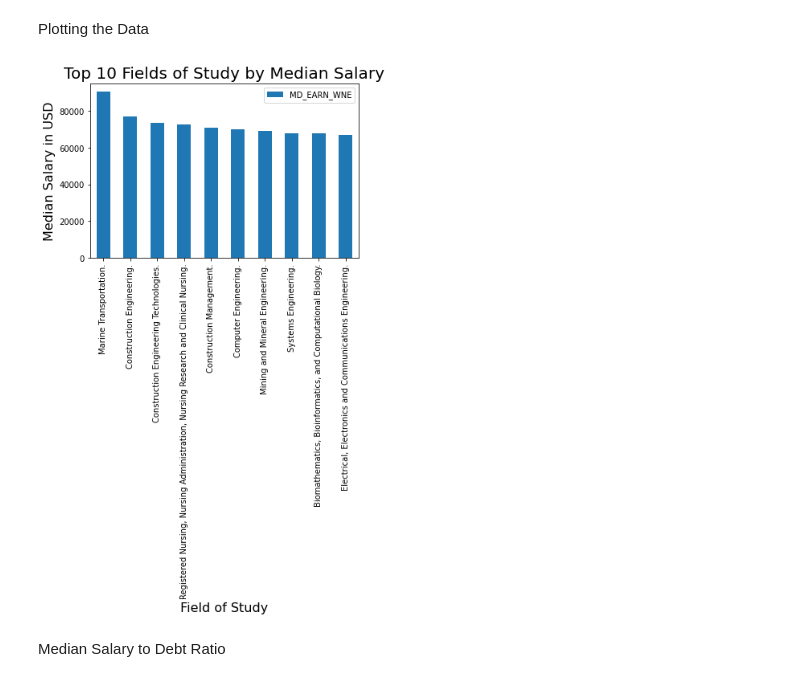
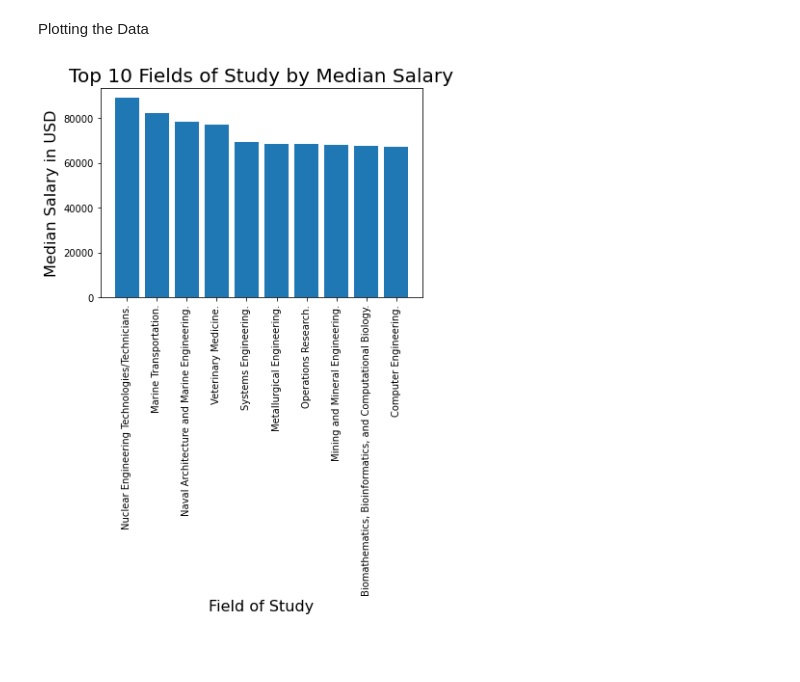
Before and after one commit to Amitparikh1/CADS_DataScienceWorkshop, a Jupyter notebook: Intro_To_DataScience_Workshop.ipynb, the cells around one changed output. Drawn from its saved outputs; the diff is of its cells as text; code cells hidden in the pictures; blank space fills up the shorter version.

```diff
--- a/Intro_To_DataScience_Workshop.ipynb
+++ b/Intro_To_DataScience_Workshop.ipynb
@@ -9,9 +9,20 @@ import matplotlib.pyplot as plt
 Read in the data
 # %%
 ## Read from a csv
-all_data = pd.read_csv("most-recent-field-data-elements.csv")
+url="https://raw.githubusercontent.com/Amitparikh1/CADS_DataScienceWorkshop/main/most-recent-field-data-elements.csv"
+all_data = pd.read_csv(url)
 
-## Command to look at the first 5 rows of data
+## "head()" Command to look at the first 5 rows of data
 all_data.head()
+
+## Selecting Columns
+#example = all_data['INSTNM']
+## Selecting Rows by the Index
+#example = all_data.loc[5]
+## Selecting Rows by a value in a column
+#example = all_data.loc[all_data['CONTROL']=='Public']
+
+
+#print(example)
 # %% [output]
 |  | UNITID | OPEID6 | INSTNM | CONTROL | MAIN | CIPCODE | CIPDESC | CREDLEV | CREDDESC | COUNT | DEBTMEDIAN | ... |
@@ -24,24 +35,24 @@ all_data.head()
 Clean the Data
 # %%
 ## Select the columns that we want
-df = all_data[['CIPDESC','CREDDESC','DEBTMEDIAN','MD_EARN_WNE']]
-
+df = all_data[['CIPDESC','CREDDESC','MD_EARN_WNE']]
 
 ## Select rows that are about Bachelors Degrees
 df = df.loc[df['CREDDESC']=="Bachelors Degree"]
-## Select rows that have values for the median earnings and median debt
+
+## Select rows that have values for the median earnings
 df = df.loc[df['MD_EARN_WNE']!= "PrivacySuppressed"]
-df = df.loc[df['DEBTMEDIAN']!= "PrivacySuppressed"]
 
 
 ## Convert Median Earnings Column to a numeric value from string
-df[['DEBTMEDIAN','MD_EARN_WNE']] = df[['DEBTMEDIAN','MD_EARN_WNE']].astype(int)
+df['MD_EARN_WNE'] = df['MD_EARN_WNE'].astype(int)
 ## Combine rows by their field of study and average their median earnings
 df = df.groupby(df['CIPDESC'],as_index=False).mean()
-
 ## Sort by highest to lowest paying
 df = df.sort_values(by='MD_EARN_WNE',ascending=False)
 
+df = df.reset_index(drop=True)
+df.head()
 ## Finding certain values
-# print(df.loc[df['CIPDESC']=='Computer Science.'])
-# print(df.loc[df['CIPDESC']=='Statistics.'])
+print(df.loc[df['CIPDESC']=='Computer Science.'])
+print(df.loc[df['CIPDESC']=='Statistics.'])
@@ -50,14 +69,21 @@ Plotting the Data
 # %%
 ###  Bar Chart of the top 10 median salaries by Field of Study
 ## Get the top 10 rows
 top_ten = df.iloc[0:10]
 
-top_ten.plot.bar(x='CIPDESC',y='MD_EARN_WNE')
+## Bar chart
+plt.bar(x=top_ten['CIPDESC'],height=top_ten['MD_EARN_WNE'])
+
+# Format the x ticks
+plt.xticks(rotation=90)
+
+# Add labels to the axes
 plt.xlabel("Field of Study",fontsize=16)
 plt.ylabel("Median Salary in USD",fontsize=16)
+
+# Add a title
 plt.title("Top 10 Fields of Study by Median Salary",fontsize=20)
+
 plt.show()
 # %% [output]
-[figure, old version]
+[figure, new version]
-# %% [markdown]
-Median Salary to Debt Ratio
```
Also changed, not shown: parts of 6 cells of this notebook.
